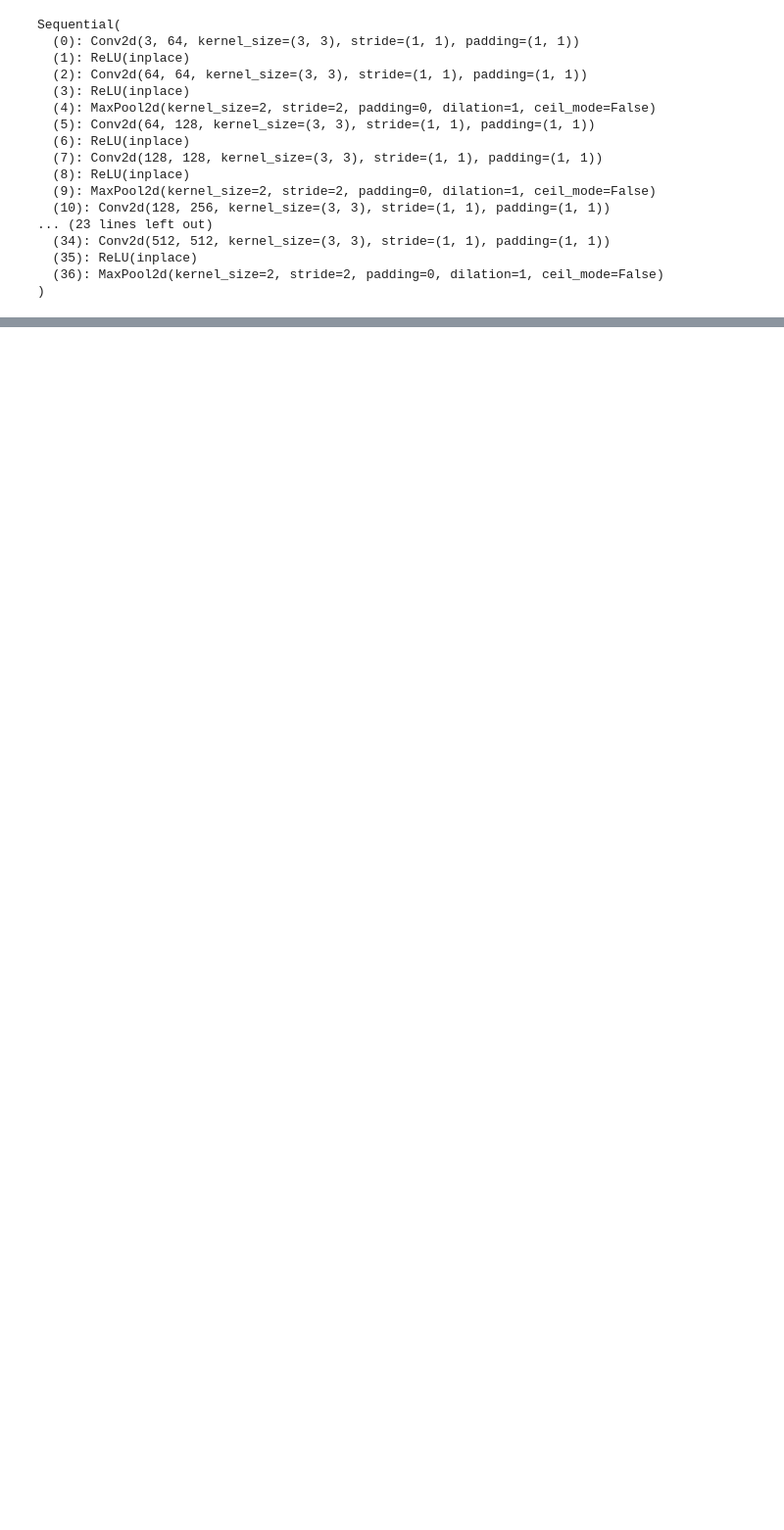
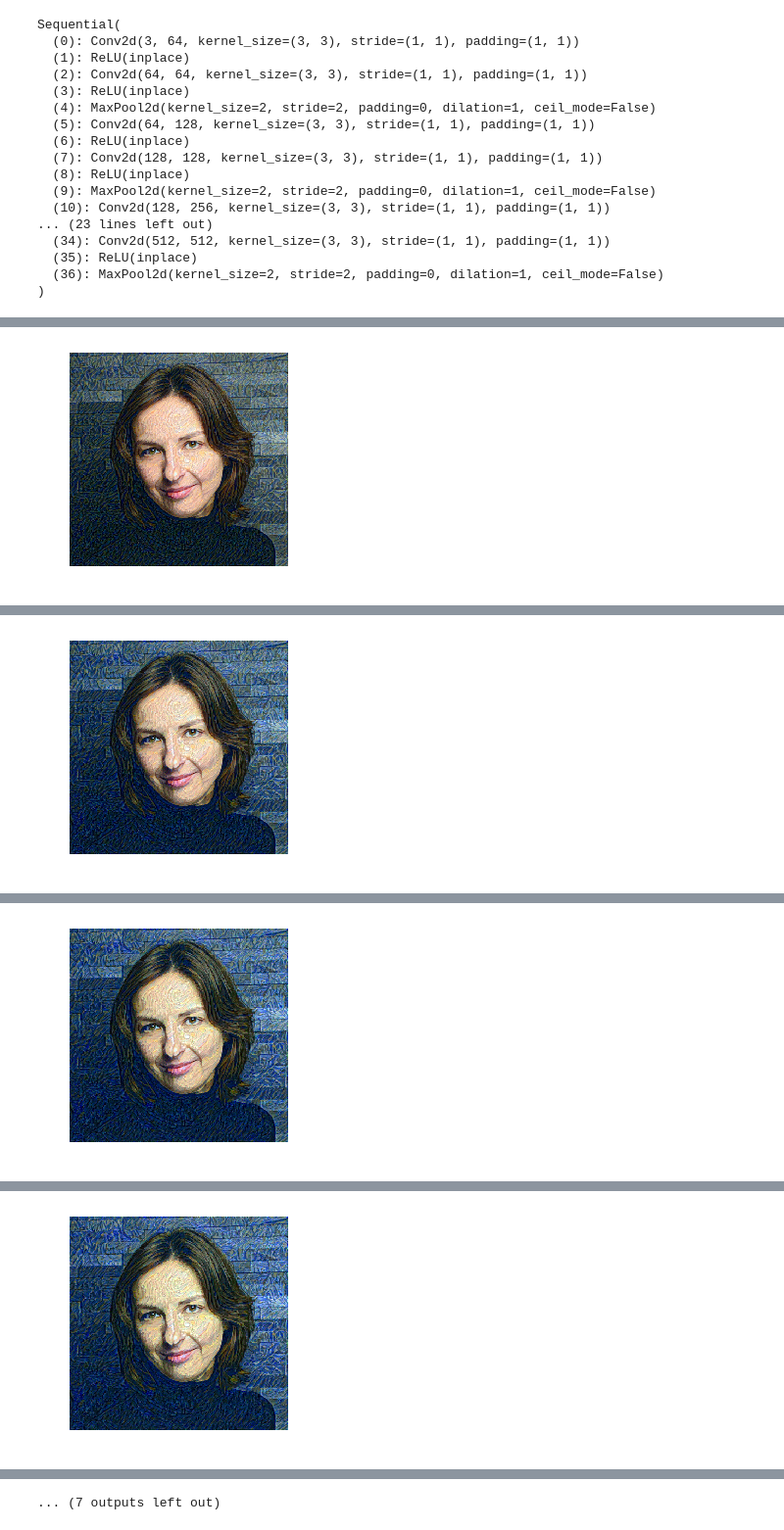
Before and after one commit to zvyag/PyTorch-for-Deep-Learning-and-Computer-Vision-Course-All-Codes-, a Jupyter notebook: pytorch_style_transfer.ipynb, the cells around one changed output, grey strips where cells are left out. Shown at 98% size. Cells and saved outputs as stored; diff of their text form; code cells hidden in the pictures; blank space fills up the shorter version.

```diff
--- a/pytorch_style_transfer.ipynb
+++ b/pytorch_style_transfer.ipynb
@@ -103,0 +119,3 @@ ax2.axis("off")
+# %%
+content_features = get_features(content, vgg)
+style_features = get_features(style, vgg)
@@ -103,0 +128,2 @@ ax2.axis("off")
+# %%
+style_grams = {layer: gram_matrix(style_features[layer]) for layer in style_features}
@@ -103,0 +139,13 @@ ax2.axis("off")
+# %%
+target = content.clone().requires_grad_(True).to(device)
+# %%
+show_every = 300
+optimizer = optim.Adam([target], lr=0.003)
+steps = 21000
+capture_frame = 60
+
+height, width, channels = im_convert(target).shape
+image_array = np.empty(shape = (int(steps/capture_frame), height, width, channels))
+
+
+counter = 0
@@ -103,0 +156,30 @@ ax2.axis("off")
+# %%
+for ii in range(1, steps+1):
+  target_features = get_features(target, vgg)
+  content_loss = torch.mean((target_features["conv4_2"] - content_features["conv4_2"])**2)
+  style_loss = 0
+  for layer in style_weights:
+    target_feature = target_features[layer]
+    target_gram = gram_matrix(target_feature)
+    style_gram = style_grams[layer]
+    layer_style_loss = style_weights[layer] * torch.mean((target_gram - style_gram)**2)
+    _, d, h, w = target_feature.shape
+    style_loss += layer_style_loss / (d * h * w)
+  total_loss = content_loss * content_weight + style_loss * style_weight
+
+  optimizer.zero_grad()
+  total_loss.backward()
+  optimizer.step()
+
+  if ii % show_every == 0:
+    print("total loss: ", total_loss.item())
+    print("iteration: ", ii)
+    plt.imshow(im_convert(target))
+    plt.axis("off")
+    plt.show()
+
+  if ii % capture_frame == 0:
+    #print("add frame")
+    image_array[counter] = im_convert(target)
+    counter += 1
+# %% [output]
@@ -103,0 +188 @@ ax2.axis("off")
+[figure, added]
@@ -103,0 +191 @@ ax2.axis("off")
+[figure, added]
@@ -103,0 +194 @@ ax2.axis("off")
+[figure, added]
@@ -103,0 +197 @@ ax2.axis("off")
+[figure, added]
@@ -103,0 +204 @@ ax2.axis("off")
+... (7 outputs left out)
```
Also changed, not shown: parts of 15 cells of this notebook.
